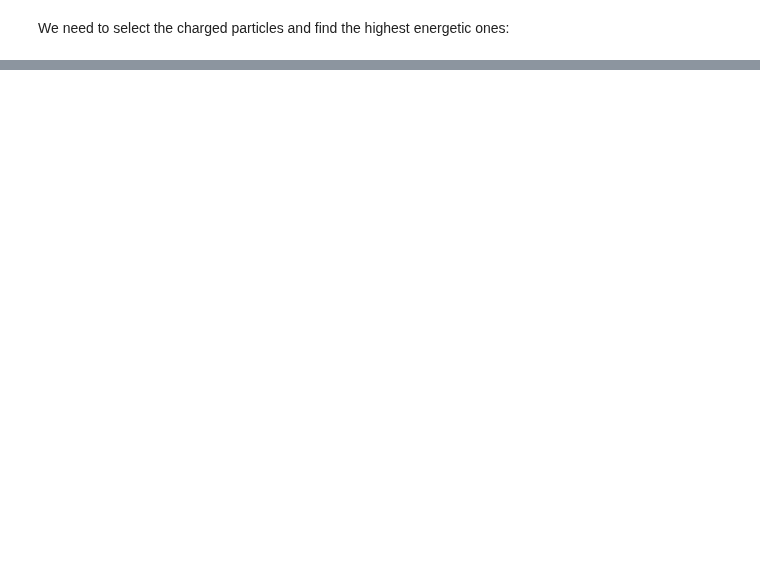
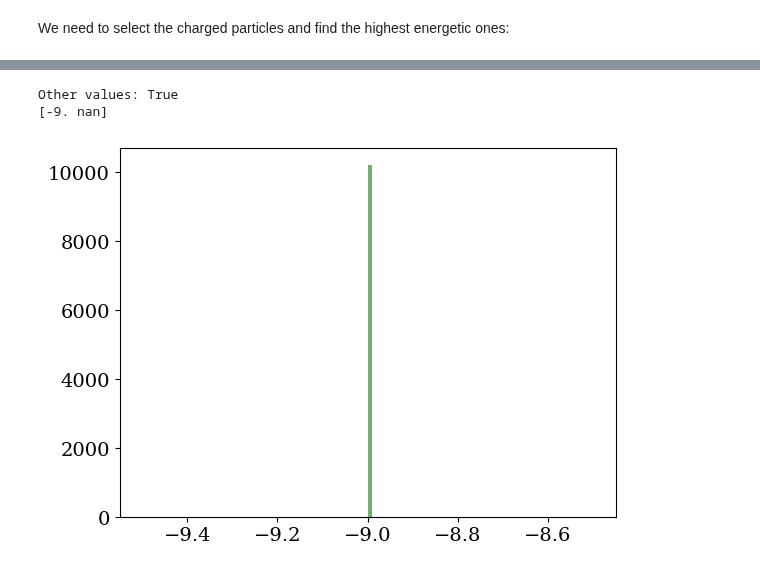
Before and after one commit to key4hep/k4MLJetTagger, a Jupyter notebook: extras/plotting/jetobs_comparison.ipynb, the cells around one changed output, grey strips where cells are left out. Drawn from its saved outputs; the diff is of its cells as text; code cells hidden in the pictures; blank space fills up the shorter version.

```diff
--- a/extras/plotting/jetobs_comparison.ipynb
+++ b/extras/plotting/jetobs_comparison.ipynb
@@ -133,0 +108,19 @@ plot_cov_matrix(df_1, df_2, index_charged_3E_1, index_charged_3E_2)
+# %%
+
+
+# Check if any value in the array is not equal to -9
+
+data = np.concatenate(df_1["pfcand_z0"])
+
+has_other_values = np.any(data != -9)
+print("Other values:", has_other_values)
+print(np.unique(data))
+# %% [output]
+Other values: True
+[-9. nan]
+# %%
+plt.hist(data, bins=100)#, range=(-1, 1))
+#plt.yscale("log")
+plt.show()
+# %% [output]
+[figure, added]
```
Also changed, not shown: parts of 9 cells of this notebook, 11 other files.
